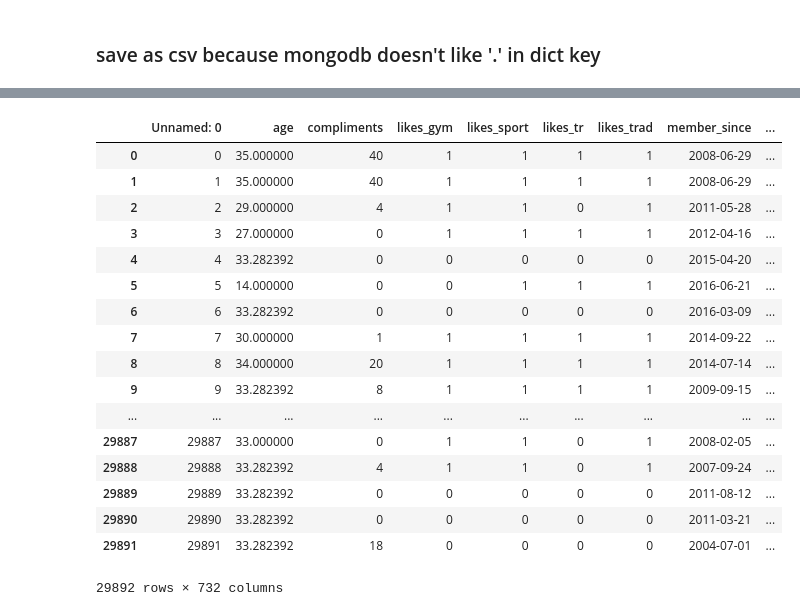
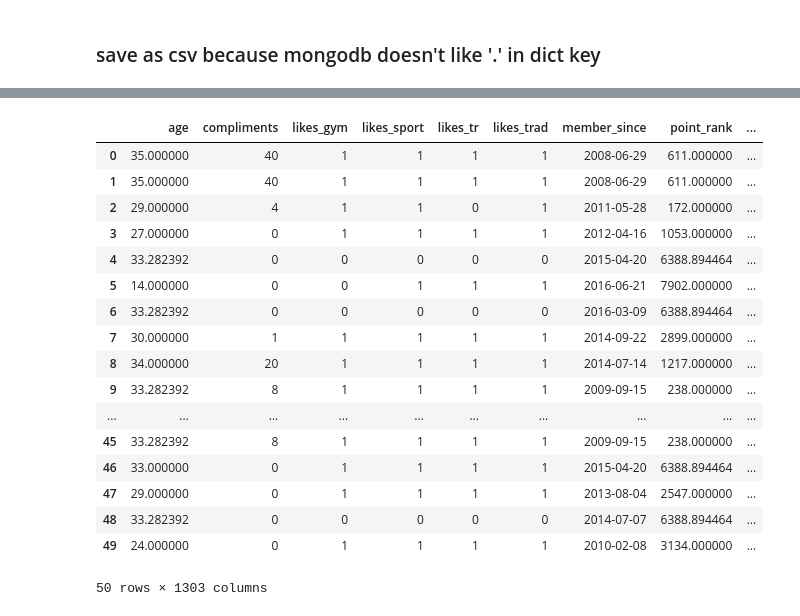
Before and after one commit to davidblaszka/redpointer, a Jupyter notebook: src/ensemble_model_setup.ipynb, the cells around one changed output, grey strips where cells are left out. Cells and saved outputs as stored; diff of their text form; code cells hidden in the pictures.

```diff
--- a/src/ensemble_model_setup.ipynb
+++ b/src/ensemble_model_setup.ipynb
@@ -290,0 +329,3 @@ model_df.to_csv("model_df.csv", sep='\t')
+# %%
+# load data frame from csv
+data_df = pd.read_csv("model_df.csv", sep='\t')
@@ -291,21 +342,26 @@ model_df.to_csv("model_df.csv", sep='\t')
+# %%
+data_df = data_df.drop('Unnamed: 0', axis=1)
+# %%
+data_df['num_reviews'] = data_df.groupby(['route_id'])['user_id'].transform('count')
+data_df.head(50)
+# %% [output]
+|  | age | compliments | likes_gym | likes_sport | likes_tr | likes_trad | member_since | point_rank | ... |
+| 0 | 35.000000 | 40 | 1 | 1 | 1 | 1 | 2008-06-29 | 611.000000 | ... |
+| 1 | 35.000000 | 40 | 1 | 1 | 1 | 1 | 2008-06-29 | 611.000000 | ... |
+| 2 | 29.000000 | 4 | 1 | 1 | 0 | 1 | 2011-05-28 | 172.000000 | ... |
+| 3 | 27.000000 | 0 | 1 | 1 | 1 | 1 | 2012-04-16 | 1053.000000 | ... |
+| 4 | 33.282392 | 0 | 0 | 0 | 0 | 0 | 2015-04-20 | 6388.894464 | ... |
+| 5 | 14.000000 | 0 | 0 | 1 | 1 | 1 | 2016-06-21 | 7902.000000 | ... |
+| 6 | 33.282392 | 0 | 0 | 0 | 0 | 0 | 2016-03-09 | 6388.894464 | ... |
+| 7 | 30.000000 | 1 | 1 | 1 | 1 | 1 | 2014-09-22 | 2899.000000 | ... |
+| 8 | 34.000000 | 20 | 1 | 1 | 1 | 1 | 2014-07-14 | 1217.000000 | ... |
+| 9 | 33.282392 | 8 | 1 | 1 | 1 | 1 | 2009-09-15 | 238.000000 | ... |
+| ... | ... | ... | ... | ... | ... | ... | ... | ... | ... |
+| 45 | 33.282392 | 8 | 1 | 1 | 1 | 1 | 2009-09-15 | 238.000000 | ... |
+| 46 | 33.000000 | 0 | 1 | 1 | 1 | 1 | 2015-04-20 | 6388.894464 | ... |
+| 47 | 29.000000 | 0 | 1 | 1 | 1 | 1 | 2013-08-04 | 2547.000000 | ... |
+| 48 | 33.282392 | 0 | 0 | 0 | 0 | 0 | 2014-07-07 | 6388.894464 | ... |
+| 49 | 24.000000 | 0 | 1 | 1 | 1 | 1 | 2010-02-08 | 3134.000000 | ... |
+50 rows × 1303 columns
 # %%
-pd.read_csv("model_df.csv", sep='\t')
+data_df.to_csv("model_df.csv", sep='\t')
-# %% [output]
-|  | Unnamed: 0 | age | compliments | likes_gym | likes_sport | likes_tr | likes_trad | member_since | ... |
-| 0 | 0 | 35.000000 | 40 | 1 | 1 | 1 | 1 | 2008-06-29 | ... |
-| 1 | 1 | 35.000000 | 40 | 1 | 1 | 1 | 1 | 2008-06-29 | ... |
-| 2 | 2 | 29.000000 | 4 | 1 | 1 | 0 | 1 | 2011-05-28 | ... |
-| 3 | 3 | 27.000000 | 0 | 1 | 1 | 1 | 1 | 2012-04-16 | ... |
-| 4 | 4 | 33.282392 | 0 | 0 | 0 | 0 | 0 | 2015-04-20 | ... |
-| 5 | 5 | 14.000000 | 0 | 0 | 1 | 1 | 1 | 2016-06-21 | ... |
-| 6 | 6 | 33.282392 | 0 | 0 | 0 | 0 | 0 | 2016-03-09 | ... |
-| 7 | 7 | 30.000000 | 1 | 1 | 1 | 1 | 1 | 2014-09-22 | ... |
-| 8 | 8 | 34.000000 | 20 | 1 | 1 | 1 | 1 | 2014-07-14 | ... |
-| 9 | 9 | 33.282392 | 8 | 1 | 1 | 1 | 1 | 2009-09-15 | ... |
-| ... | ... | ... | ... | ... | ... | ... | ... | ... | ... |
-| 29887 | 29887 | 33.000000 | 0 | 1 | 1 | 0 | 1 | 2008-02-05 | ... |
-| 29888 | 29888 | 33.282392 | 4 | 1 | 1 | 0 | 1 | 2007-09-24 | ... |
-| 29889 | 29889 | 33.282392 | 0 | 0 | 0 | 0 | 0 | 2011-08-12 | ... |
-| 29890 | 29890 | 33.282392 | 0 | 0 | 0 | 0 | 0 | 2011-03-21 | ... |
-| 29891 | 29891 | 33.282392 | 18 | 0 | 0 | 0 | 0 | 2004-07-01 | ... |
-29892 rows × 732 columns
```
Also changed, not shown: parts of 19 cells of this notebook.
